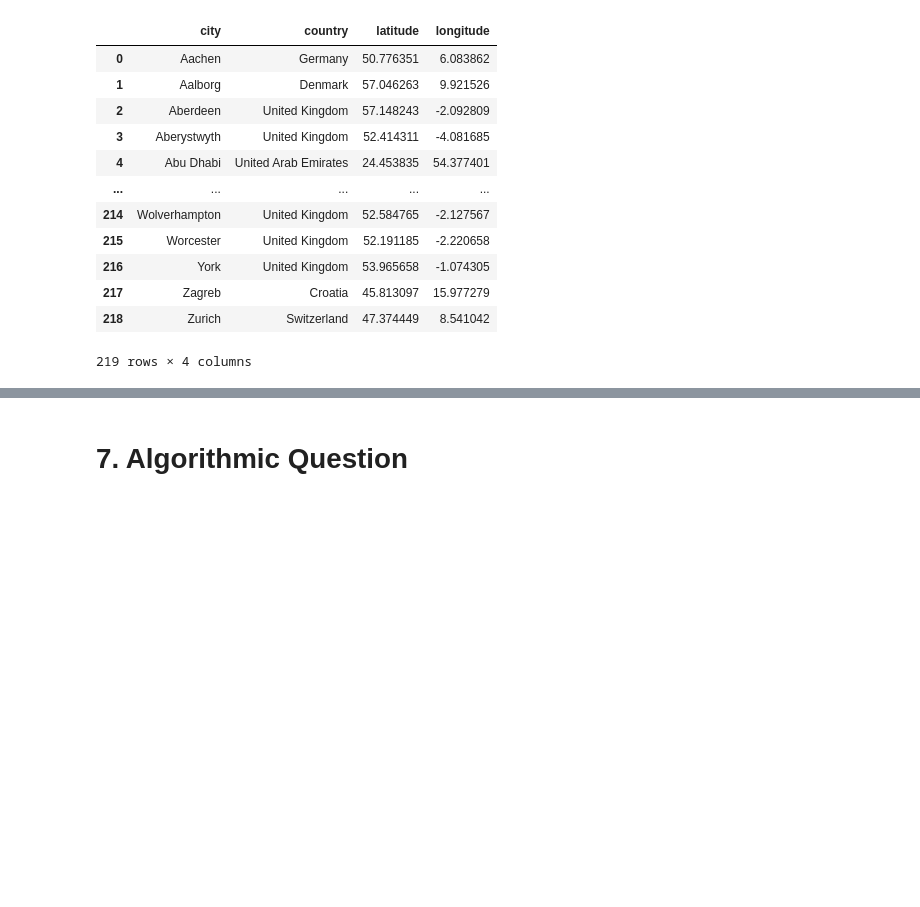
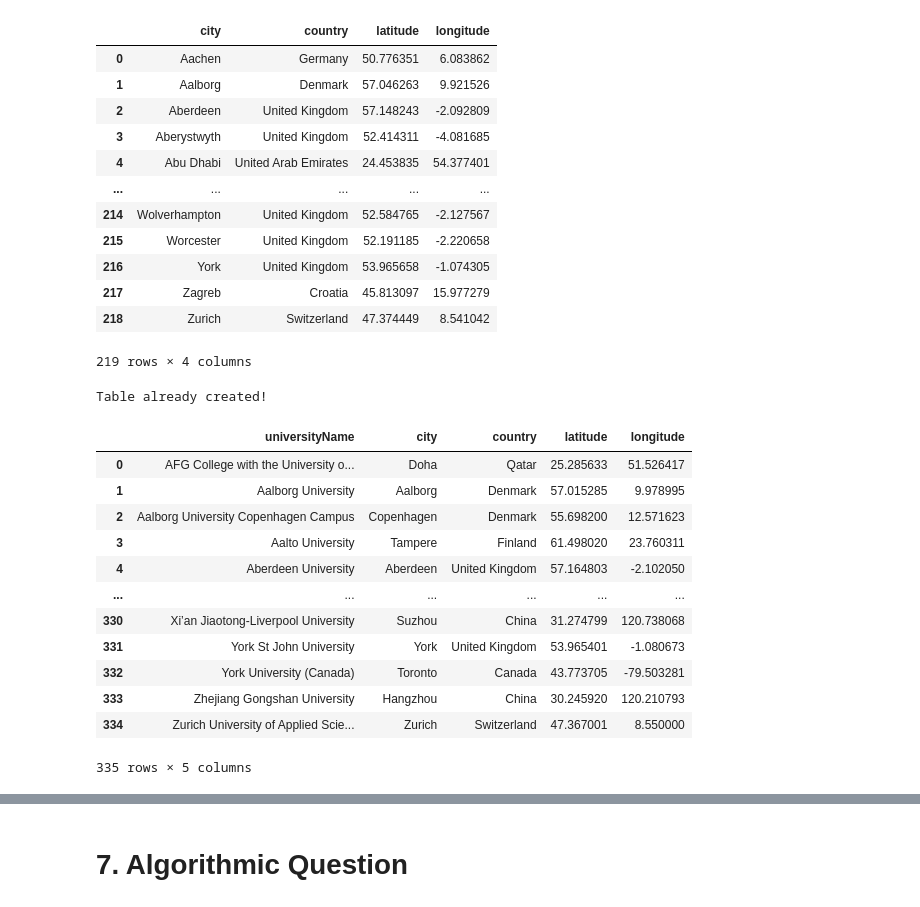
Before and after one commit to LorenzoPannacci/ADM-HW3, a Jupyter notebook: main.ipynb, the cells around one changed output, grey strips where cells are left out. Cells and saved outputs as stored; diff of their text form; code cells hidden in the pictures; blank space fills up the shorter version.

Commit message:
with bing

```diff
--- a/main.ipynb
+++ b/main.ipynb
@@ -192,6 +193,7 @@ for root, _, files in tqdm(os.walk(courses_pages_path), total = 401): # checks f
             os.remove(course_file_path)
         elif page_title == r"FindAMasters | 500 Error : Internal Server Error": # missing on website
             unaviable_pages += 1
+            os.remove(course_file_path)
         else: # downloaded correctly
             correct_pages += 1
 
@@ -480,2 +479,0 @@ We found out that a course has its city name spelled wrong!
-# %%
-courses_df.loc[courses_df["city"].str.contains("Isafjorour"), "city"] = "Isafjordur"
@@ -526,4 +529,48 @@ Table already created!
 | 217 | Zagreb | Croatia | 45.813097 | 15.977279 |
 | 218 | Zurich | Switzerland | 47.374449 | 8.541042 |
 219 rows × 4 columns
+# %%
+# bing
+coordinates_table_path = r"data/coordinates_table.csv"
+
+if os.path.exists(coordinates_table_path):
+    print("Table already created!")
+    coordinates_df =  pd.read_csv(coordinates_table_path)
+
+else:
+    print("Creating table...")
+
+    coordinates_df = pd.DataFrame(columns = ["universityName", "city", "country", "latitude", "longitude"])
+    grouped = courses_df.groupby(["universityName", "city", "country"])
+
+    for group_name, group in tqdm(grouped, total = len(grouped)):
+        location_string = group_name[0] + ", " + group_name[1] + ", " + group_name[2]
+        geolocator = Bing(api_key = "AtdaJRct2rWxYPJrhVFVVqjLV39daVFysafTBx5zoAaa6cmWcNULVi-jywbYVIDB")
+        location = geolocator.geocode(location_string, timeout = None)
+
+        new_row = pd.DataFrame({"universityName": [group_name[0]],
+                                "city": [group_name[1]],
+                                "country": [group_name[2]],
+                                "latitude": [location.latitude],
+                                "longitude": [location.longitude]})
+        coordinates_df = pd.concat((coordinates_df, new_row), ignore_index = True)
+
+    coordinates_df.to_csv("data/coordinates_table.csv", index = False)
+
+coordinates_df
+# %% [output]
+Table already created!
+|  | universityName | city | country | latitude | longitude |
+| 0 | AFG College with the University o... | Doha | Qatar | 25.285633 | 51.526417 |
+| 1 | Aalborg University | Aalborg | Denmark | 57.015285 | 9.978995 |
+| 2 | Aalborg University Copenhagen Campus | Copenhagen | Denmark | 55.698200 | 12.571623 |
+| 3 | Aalto University | Tampere | Finland | 61.498020 | 23.760311 |
+| 4 | Aberdeen University | Aberdeen | United Kingdom | 57.164803 | -2.102050 |
+| ... | ... | ... | ... | ... | ... |
+| 330 | Xi’an Jiaotong-Liverpool University | Suzhou | China | 31.274799 | 120.738068 |
+| 331 | York St John University | York | United Kingdom | 53.965401 | -1.080673 |
+| 332 | York University (Canada) | Toronto | Canada | 43.773705 | -79.503281 |
+| 333 | Zhejiang Gongshan University | Hangzhou | China | 30.245920 | 120.210793 |
+| 334 | Zurich University of Applied Scie... | Zurich | Switzerland | 47.367001 | 8.550000 |
+335 rows × 5 columns
 # %%
```
Also changed, not shown: parts of 8 cells of this notebook.
